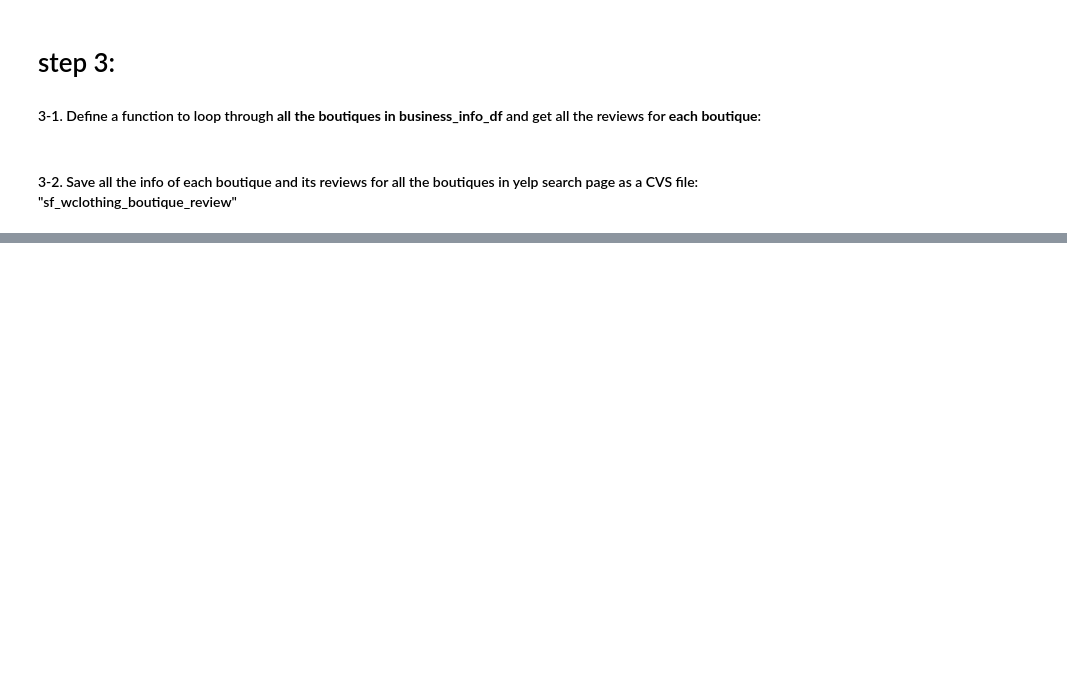
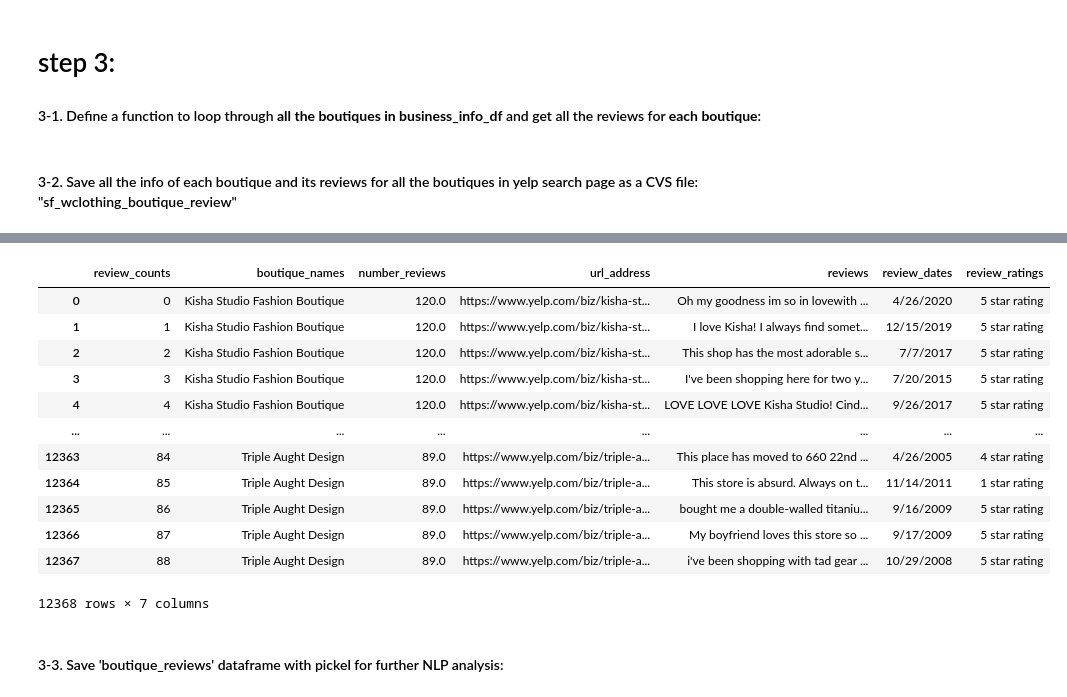
Before and after one commit to FarnazG/NLP_analysis, a Jupyter notebook: Web_Scraping_notebook.ipynb, the cells around one changed output, grey strips where cells are left out. Drawn from its saved outputs; the diff is of its cells as text; code cells hidden in the pictures; blank space fills up the shorter version.

```diff
--- a/Web_Scraping_notebook.ipynb
+++ b/Web_Scraping_notebook.ipynb
@@ -352,0 +363,4 @@ total_sf_wclothing_boutique_reviews.to_csv("total_sf_wclothing_boutique_reviews.
+# %%
+#Use glob() to list all files that match a pattern and sort results
+csv_files = sorted(glob('sf_wclothing_boutique_reviews_info_*_*.csv'))
+csv_files
@@ -352,0 +377,19 @@ total_sf_wclothing_boutique_reviews.to_csv("total_sf_wclothing_boutique_reviews.
+# %%
+#Use a generator expression to read the files and concat() dataframes
+boutique_reviews = pd.concat((pd.read_csv(file) for file in csv_files), ignore_index = True)
+boutique_reviews.columns = ['review_counts','boutique_names','number_reviews','url_address','reviews','review_dates','review_ratings']
+boutique_reviews
+# %% [output]
+|  | review_counts | boutique_names | number_reviews | url_address | reviews | review_dates | review_ratings |
+| 0 | 0 | Kisha Studio Fashion Boutique | 120.0 | https://www.yelp.com/biz/kisha-st... | Oh my goodness im so in lovewith ... | 4/26/2020 | 5 star rating |
+| 1 | 1 | Kisha Studio Fashion Boutique | 120.0 | https://www.yelp.com/biz/kisha-st... | I love Kisha! I always find somet... | 12/15/2019 | 5 star rating |
+| 2 | 2 | Kisha Studio Fashion Boutique | 120.0 | https://www.yelp.com/biz/kisha-st... | This shop has the most adorable s... | 7/7/2017 | 5 star rating |
+| 3 | 3 | Kisha Studio Fashion Boutique | 120.0 | https://www.yelp.com/biz/kisha-st... | I've been shopping here for two y... | 7/20/2015 | 5 star rating |
+| 4 | 4 | Kisha Studio Fashion Boutique | 120.0 | https://www.yelp.com/biz/kisha-st... | LOVE LOVE LOVE Kisha Studio! Cind... | 9/26/2017 | 5 star rating |
+| ... | ... | ... | ... | ... | ... | ... | ... |
+| 12363 | 84 | Triple Aught Design | 89.0 | https://www.yelp.com/biz/triple-a... | This place has moved to 660 22nd ... | 4/26/2005 | 4 star rating |
+| 12364 | 85 | Triple Aught Design | 89.0 | https://www.yelp.com/biz/triple-a... | This store is absurd. Always on t... | 11/14/2011 | 1 star rating |
+| 12365 | 86 | Triple Aught Design | 89.0 | https://www.yelp.com/biz/triple-a... | bought me a double-walled titaniu... | 9/16/2009 | 5 star rating |
+| 12366 | 87 | Triple Aught Design | 89.0 | https://www.yelp.com/biz/triple-a... | My boyfriend loves this store so ... | 9/17/2009 | 5 star rating |
+| 12367 | 88 | Triple Aught Design | 89.0 | https://www.yelp.com/biz/triple-a... | i've been shopping with tad gear ... | 10/29/2008 | 5 star rating |
+12368 rows × 7 columns
@@ -352,0 +399,2 @@ total_sf_wclothing_boutique_reviews.to_csv("total_sf_wclothing_boutique_reviews.
+# %% [markdown]
+#### 3-3. Save 'boutique_reviews' dataframe with pickel for further NLP analysis:
```
Also changed, not shown: parts of 6 cells of this notebook.
